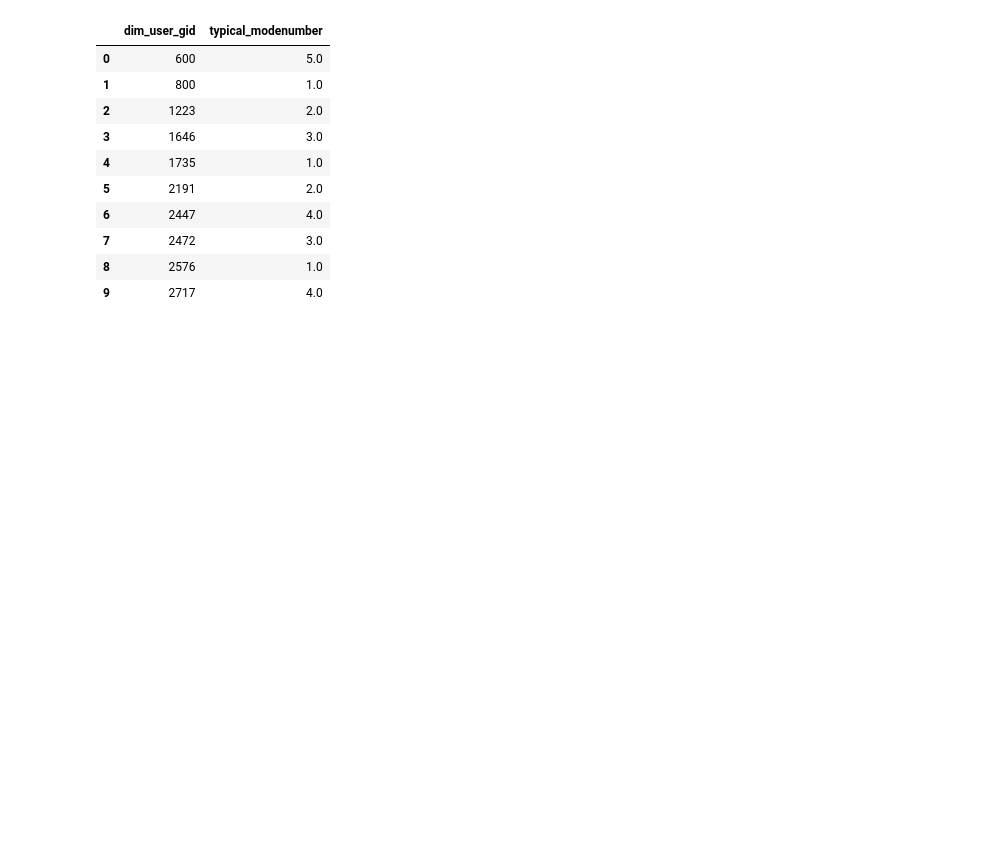
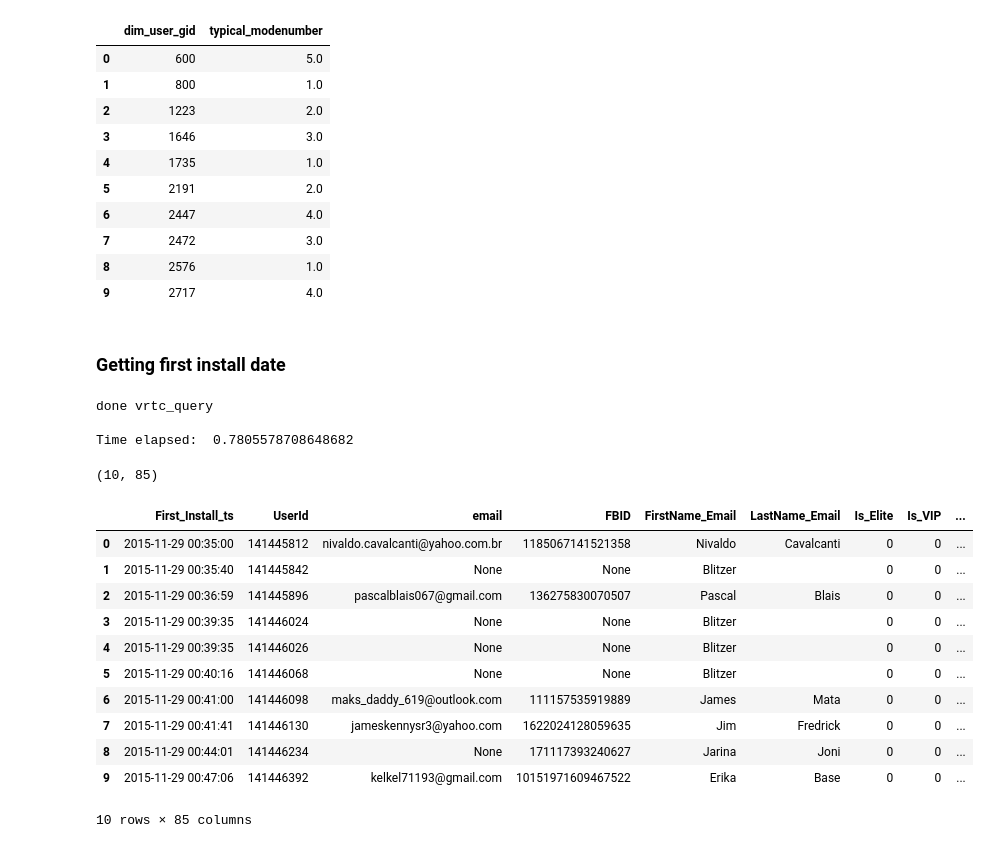
Before and after one commit to AlexanderLoebel/Homogeneity, a Jupyter notebook: Getting Data.ipynb, the cells around one changed output. Drawn from its saved outputs; the diff is of its cells as text; code cells hidden in the pictures; blank space fills up the shorter version.

```diff
--- a/Getting Data.ipynb
+++ b/Getting Data.ipynb
@@ -271,3 +271,36 @@ Time elapsed:  66.112717628479
 | 9 | 2717 | 4.0 |
 # %%
 data_target_mode_number.to_pickle("Data/data_target_mode_number.pkl")
+# %% [markdown]
+### Getting first install date
+# %%
+query_first_install_date = f"""select First_Install_ts,*
+from analytics.bb_user_profile limit 10;"""
+# %%
+t0= time.time()
+
+data_install_date = load_data_from_vertica(query_first_install_date)
+
+t1 = time.time()
+print("\nTime elapsed: ", t1-t0)
+# %% [output]
+done vrtc_query
+
+Time elapsed:  0.7805578708648682
+# %%
+print(data_install_date.shape)
+data_install_date.head(10)
+# %% [output]
+(10, 85)
+|  | First_Install_ts | UserId | email | FBID | FirstName_Email | LastName_Email | Is_Elite | Is_VIP | ... |
+| 0 | 2015-11-29 00:35:00 | 141445812 | nivaldo.cavalcanti@yahoo.com.br | 1185067141521358 | Nivaldo | Cavalcanti | 0 | 0 | ... |
+| 1 | 2015-11-29 00:35:40 | 141445842 | None | None | Blitzer |  | 0 | 0 | ... |
+| 2 | 2015-11-29 00:36:59 | 141445896 | pascalblais067@gmail.com | 136275830070507 | Pascal | Blais | 0 | 0 | ... |
+| 3 | 2015-11-29 00:39:35 | 141446024 | None | None | Blitzer |  | 0 | 0 | ... |
+| 4 | 2015-11-29 00:39:35 | 141446026 | None | None | Blitzer |  | 0 | 0 | ... |
+| 5 | 2015-11-29 00:40:16 | 141446068 | None | None | Blitzer |  | 0 | 0 | ... |
+| 6 | 2015-11-29 00:41:00 | 141446098 | maks_daddy_619@outlook.com | 111157535919889 | James | Mata | 0 | 0 | ... |
+| 7 | 2015-11-29 00:41:41 | 141446130 | jameskennysr3@yahoo.com | 1622024128059635 | Jim | Fredrick | 0 | 0 | ... |
+| 8 | 2015-11-29 00:44:01 | 141446234 | None | 171117393240627 | Jarina | Joni | 0 | 0 | ... |
+| 9 | 2015-11-29 00:47:06 | 141446392 | kelkel71193@gmail.com | 10151971609467522 | Erika | Base | 0 | 0 | ... |
+10 rows × 85 columns
```
